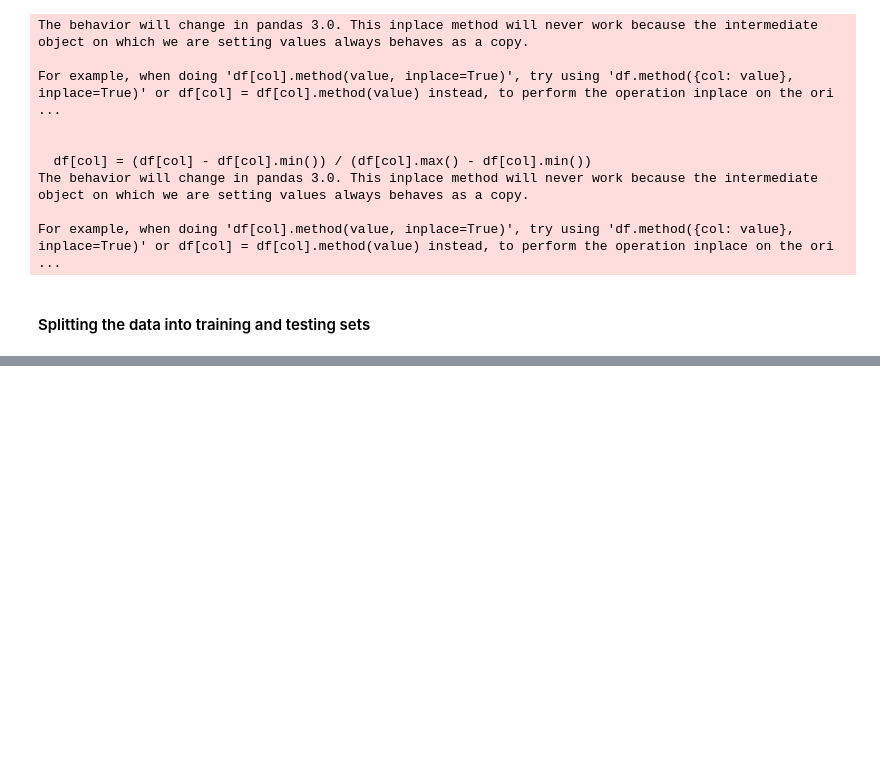
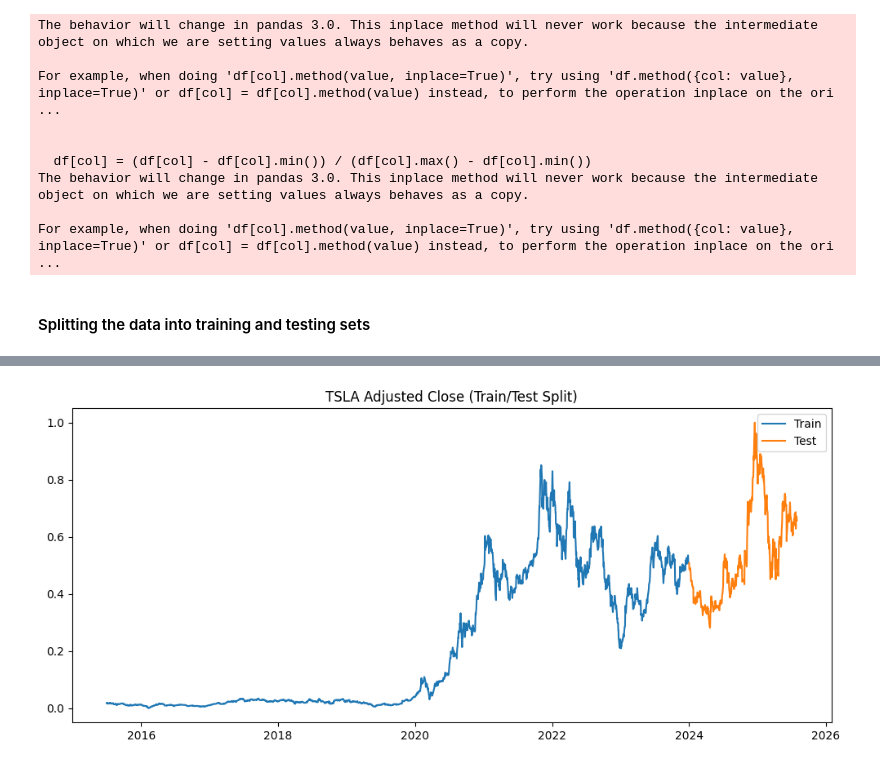
Before and after one commit to chalasimon/GMF-Time-Series-Forecasting-for-Portfolio-Optimization, a Jupyter notebook: notebooks/03_tsla_forecasting.ipynb, the cells around one changed output, grey strips where cells are left out. Cells and saved outputs as stored; diff of their text form; code cells hidden in the pictures; blank space fills up the shorter version.

Commit message:
feat: data split into train and test done based on time

```diff
--- a/notebooks/03_tsla_forecasting.ipynb
+++ b/notebooks/03_tsla_forecasting.ipynb
@@ -59,3 +59,18 @@ For example, when doing 'df[col].method(value, inplace=True)', try using 'df.met
 #### Splitting the data into training and testing sets
 # %%
 from forecasting import chronological_split
+# %%
+tsla = clean_df.sort_index()
+SPLIT_DATE = "2023-12-31"
+y = tsla["Close"].astype(float)
+
+y_train, y_test = chronological_split(y, split_date=SPLIT_DATE)
+print(y_train.index.min(), "->", y_train.index.max(), "| Train size:", len(y_train))
+print(y_test.index.min(),  "->", y_test.index.max(),  "| Test size:", len(y_test))
+
+plt.figure(figsize=(12,5))
+plt.plot(y_train, label="Train")
+plt.plot(y_test, label="Test")
+plt.title("TSLA Adjusted Close (Train/Test Split)")
+plt.legend(); plt.show()
+# %% [output]
@@ -61,0 +79 @@ from forecasting import chronological_split
+[figure, added]
```
Also changed, not shown: parts of 1 cell of this notebook.
